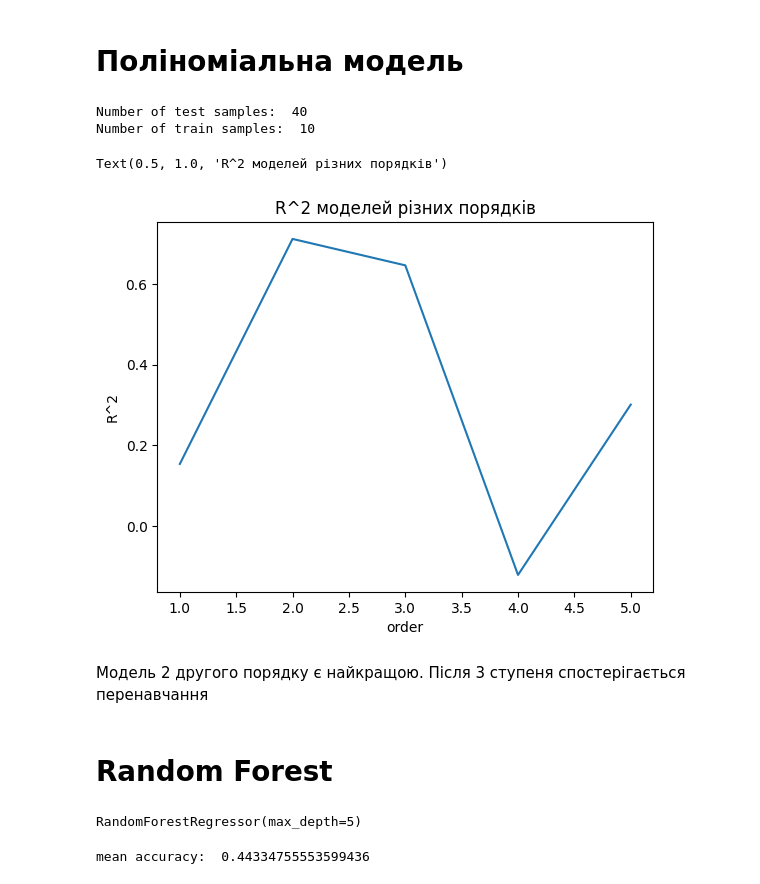
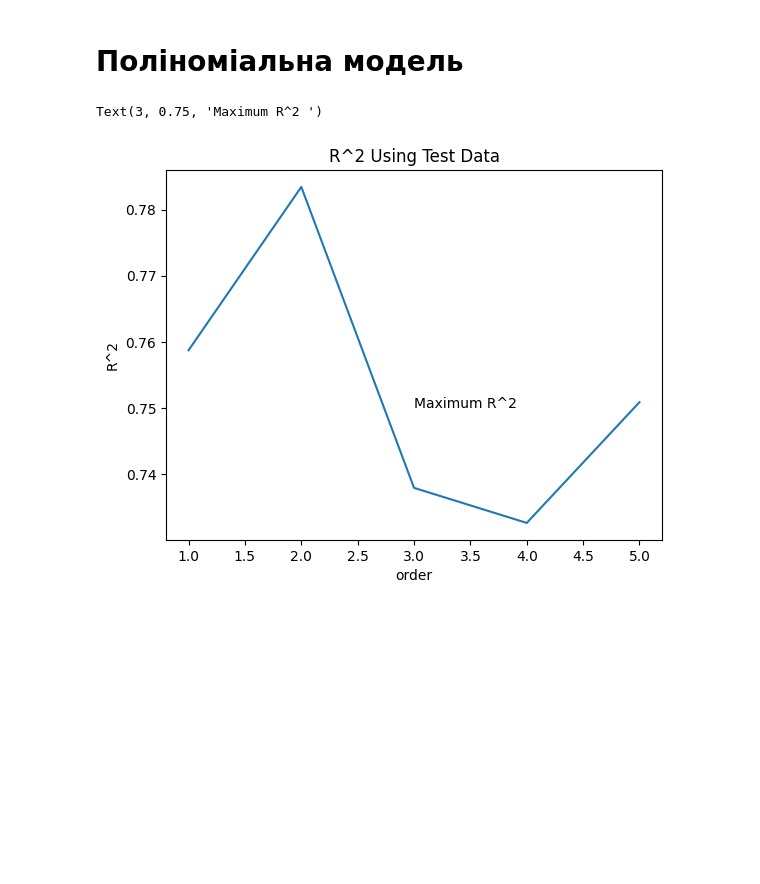
Before and after one commit to saszco/courseWorkDAIS, a Jupyter notebook: eda/descriptive_statistics.ipynb, the cells around one changed output. Drawn from its saved outputs; the diff is of its cells as text; code cells hidden in the pictures; blank space fills up the shorter version.

Commit message:
Final commit. Corelation, Cluster analysis, Linear Regression, Poly Regression

```diff
--- a/eda/descriptive_statistics.ipynb
+++ b/eda/descriptive_statistics.ipynb
@@ -484,54 +409,27 @@ P-value: 0.35
 Кореляція між mp_rate та crude_disease_rate є статистично значущою
 # %% [markdown]
 <h1>Поліноміальна модель</h1>
-# %%
-from sklearn.preprocessing import PolynomialFeatures
-
-rsqu_test = []
-order = [1, 2, 3, 4, 5]
-
-y1 = df['crude_disease_rate']
-x1 = df[['mp_rate', 'sp_rate']]
-
-x_test1, x_train1, y_test1, y_train1 = train_test_split(x1, y1, test_size=0.2)
-
-print('Number of test samples: ', x_test1.shape[0])
-print('Number of train samples: ', x_train1.shape[0])
-# %% [output]
-Number of test samples:  40
-Number of train samples:  10
 # %%
+from sklearn.preprocessing import PolynomialFeatures
 from sklearn.metrics import r2_score
+
+rsqu = []
+order = [1, 2, 3, 4, 5]
 
 for n in order:
     pr = PolynomialFeatures(degree=n)
-    x_train_pr = pr.fit_transform(x_train1[['mp_rate']])
-    x_test_pr = pr.transform(x_test1[['mp_rate']])
-    model3 = LinearRegression()
-    model3.fit(x_train_pr, y_train1)
-    y_test_pred = model3.predict(x_test_pr)
-    rsqu_test.append(r2_score(y_test1, y_test_pred))
+    x_train_pr = pr.fit_transform(x_train[['mobile_pollution']])
+    x_test_pr = pr.transform(x_test[['mobile_pollution']])
+    model2 = LinearRegression()
+    model2.fit(x_train_pr, y_train)
+    y_test_predicted = model2.predict(x_test_pr)
+    rsqu.append(r2_score(y_test, y_test_predicted))
 
-plt.plot(order, rsqu_test)
+plt.plot(order, rsqu)
 plt.xlabel('order')
 plt.ylabel('R^2')
-plt.title('R^2 моделей різних порядків')
+plt.title('R^2 Using Test Data')
+plt.text(3, 0.75, 'Maximum R^2 ')
 # %% [output]
-Text(0.5, 1.0, 'R^2 моделей різних порядків')
+Text(3, 0.75, 'Maximum R^2 ')
-[figure, old version]
+[figure, new version]
-# %% [markdown]
-Модель 2 другого порядку є найкращою. Після 3 ступеня спостерігається перенавчання
-# %% [markdown]
-<h1>Random Forest</h1>
-# %%
-from sklearn.ensemble import RandomForestRegressor
-
-random_forest = RandomForestRegressor(max_depth=5)
-random_forest.fit(x_train1[['mp_rate']], y_train1)
-# %% [output]
-RandomForestRegressor(max_depth=5)
-# %%
-random_forest_score = random_forest.score(x_test1[['mp_rate']], y_test1)
-print('mean accuracy: ', random_forest_score)
-# %% [output]
-mean accuracy:  0.44334755553599436
```
Also changed, not shown: parts of 20 cells of this notebook, 1 other file.
